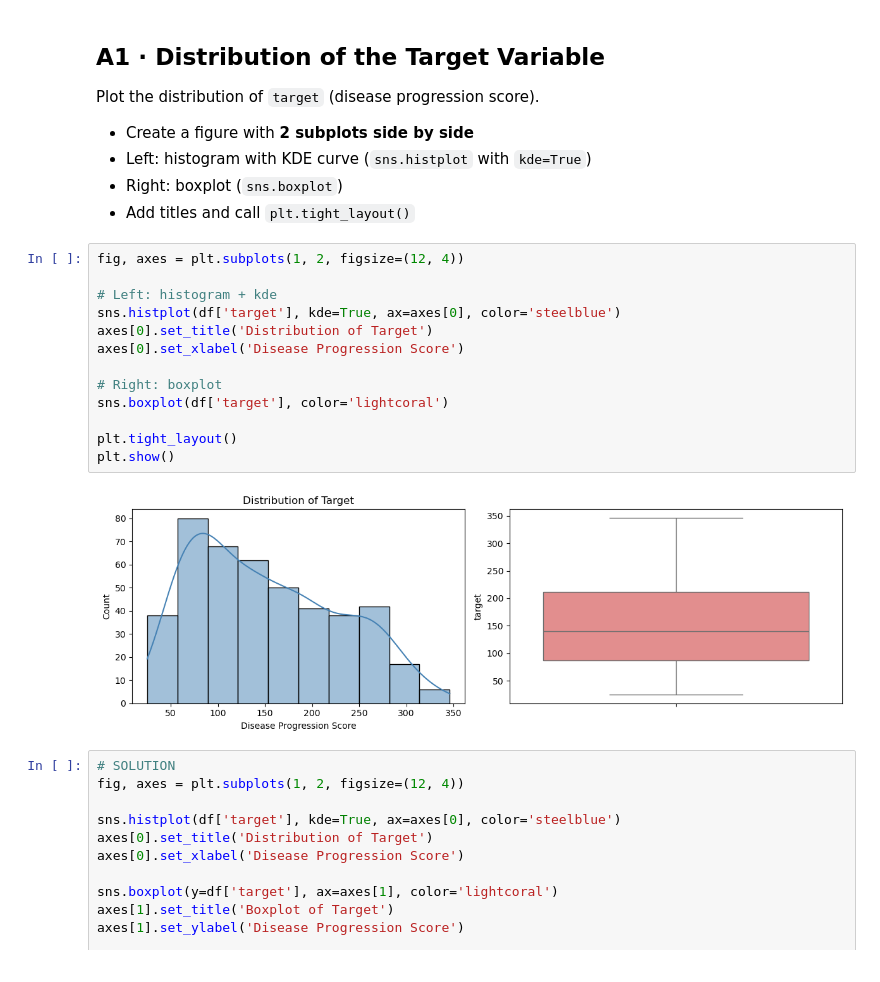
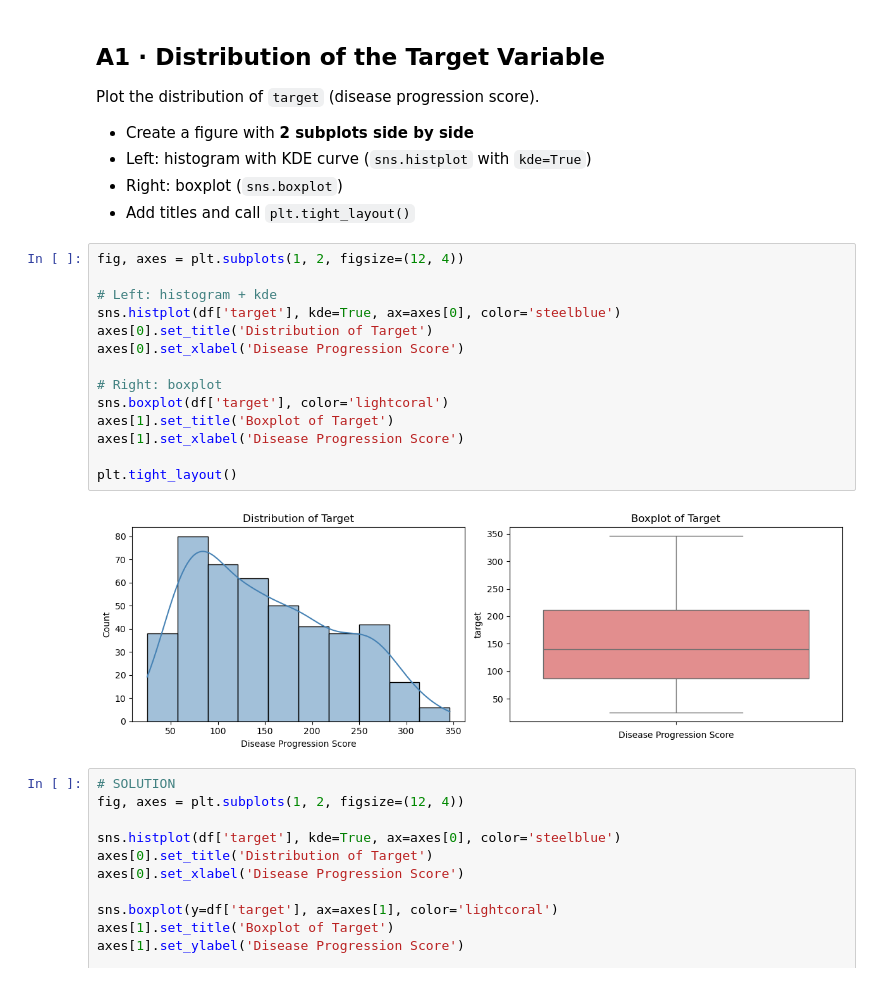
Before and after one commit to christianvibar/mab2134_algo1, a Jupyter notebook: notebooks/python_warmup.ipynb, the cells around one changed output. Drawn from its saved outputs; the diff is of its cells as text.

```diff
--- a/notebooks/python_warmup.ipynb
+++ b/notebooks/python_warmup.ipynb
@@ -48,18 +52,19 @@ Plot the distribution of `target` (disease progression score).
 # %%
 fig, axes = plt.subplots(1, 2, figsize=(12, 4))
 
 # Left: histogram + kde
 sns.histplot(df['target'], kde=True, ax=axes[0], color='steelblue')
 axes[0].set_title('Distribution of Target')
 axes[0].set_xlabel('Disease Progression Score')
 
 # Right: boxplot
 sns.boxplot(df['target'], color='lightcoral')
+axes[1].set_title('Boxplot of Target')
+axes[1].set_xlabel('Disease Progression Score')
 
 plt.tight_layout()
-plt.show()
 # %% [output]
-[figure, old version]
+[figure, new version]
 # %%
 # SOLUTION
 fig, axes = plt.subplots(1, 2, figsize=(12, 4))
```
Also changed, not shown: parts of 7 cells of this notebook.
